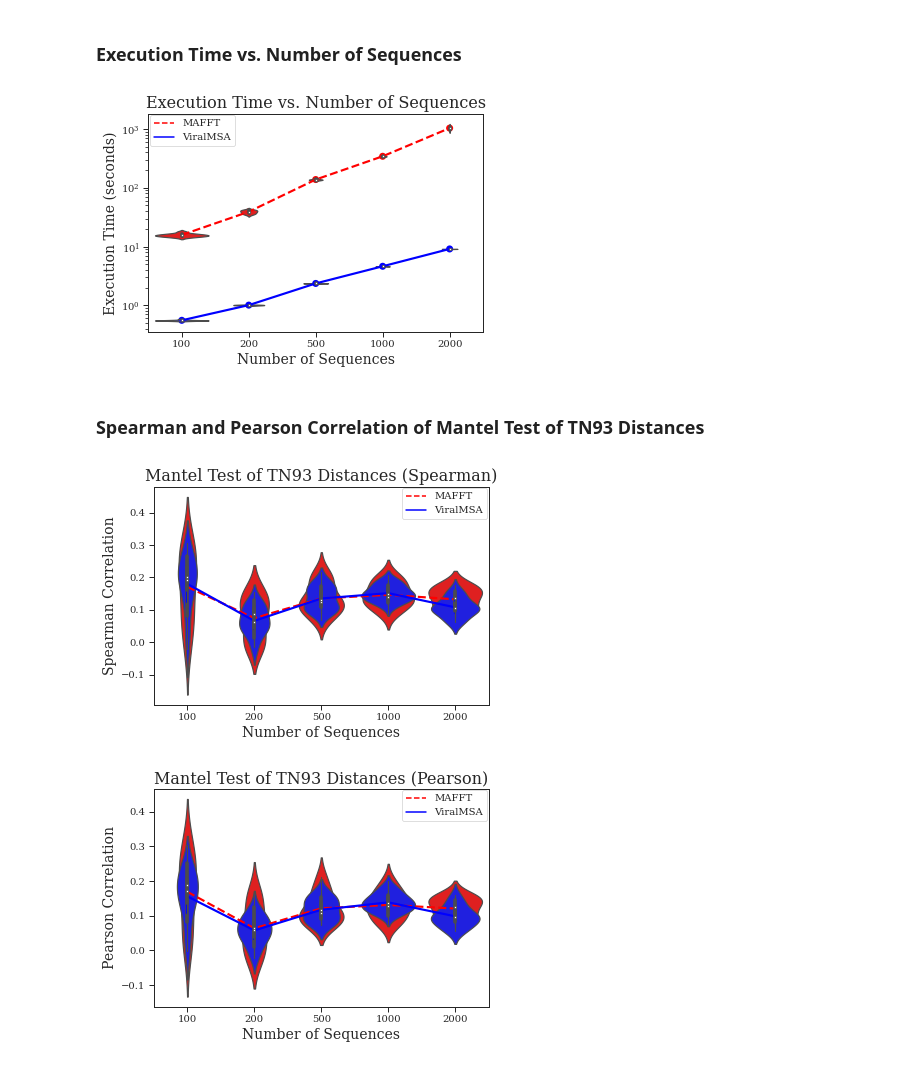
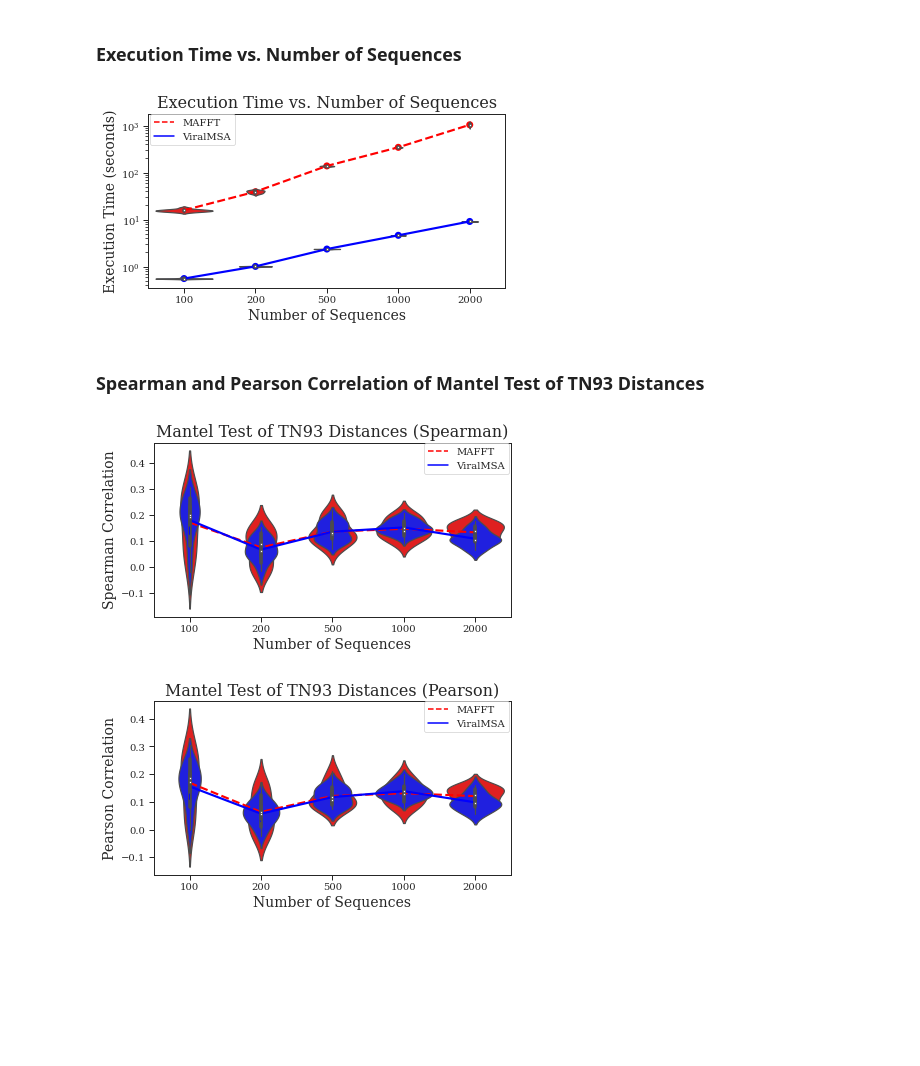
Before and after one commit to niemasd/ViralMSA-Paper, a Jupyter notebook: scripts/Figures.ipynb, the cells around one changed output. Cells and saved outputs as stored; diff of their text form; code cells hidden in the pictures; blank space fills up the shorter version.

Commit message:
Updated figures to be wider

```diff
--- a/scripts/Figures.ipynb
+++ b/scripts/Figures.ipynb
@@ -26,28 +26,28 @@ translate = {
 # %% [markdown]
 ### Execution Time vs. Number of Sequences
 # %%
-fig = plt.figure()
+fig = plt.figure(figsize=(6.4,3.2))
 for m in ['mafft', 'viralmsa']:
     x = list(); y = list()
     for n in [100,200,500,1000,2000]:
         for fn in glob('../data/HIV1/%d/%d.*.%s.time.txt' % (n,n,m)):
             x.append(n); y.append(float(open(fn).read().split('user')[0]))
     pointplot(x=x, y=y, color=color[m], linestyles=linestyle[m])
     violinplot(x=x, y=y, color=color[m], linestyles=linestyle[m])
 plt.yscale('log')
 plt.title("Execution Time vs. Number of Sequences")
 plt.xlabel("Number of Sequences")
 plt.ylabel("Execution Time (seconds)")
 handles = [Line2D([0],[0],color=color[m],label=translate[m],linestyle=linestyle[m],linewidth=1.5) for m in ['mafft','viralmsa']]
 legend = plt.legend(handles=handles,bbox_to_anchor=(0.005, 0.995), loc='upper left', borderaxespad=0., frameon=True)
 fig.savefig('%s/runtime.pdf'%FIGDIR, format='pdf', bbox_inches='tight')
 # %% [output]
-[figure, old version]
+[figure, new version]
 # %% [markdown]
 ### Spearman and Pearson Correlation of Mantel Test of TN93 Distances
 # %%
 for c in ['spearman','pearson']:
-    fig = plt.figure()
+    fig = plt.figure(figsize=(6.4,3.2))
     for m in ['mafft', 'viralmsa']:
         x = list(); y = list()
         for n in [100,200,500,1000,2000]:
@@ -62,5 +62,5 @@ for c in ['spearman','pearson']:
     legend = plt.legend(handles=handles,bbox_to_anchor=(0.995, 0.995), loc='upper right', borderaxespad=0., frameon=True)
     fig.savefig('%s/mantel.%s.pdf'%(FIGDIR,c), format='pdf', bbox_inches='tight')
 # %% [output]
-[figure, old version]
+[figure, new version]
-[figure, old version]
+[figure, new version]
```
Also changed, not shown: 3 other files.
